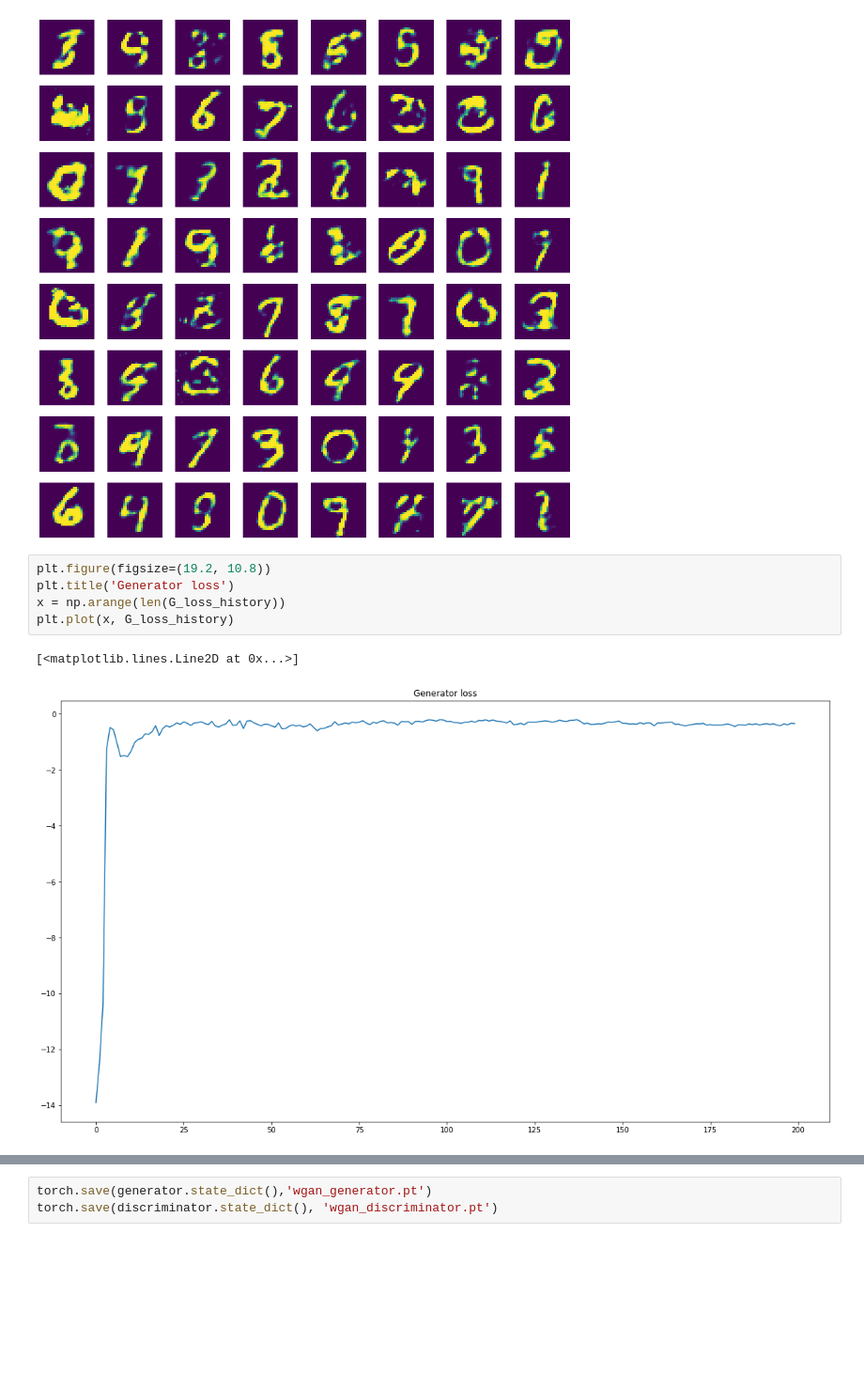
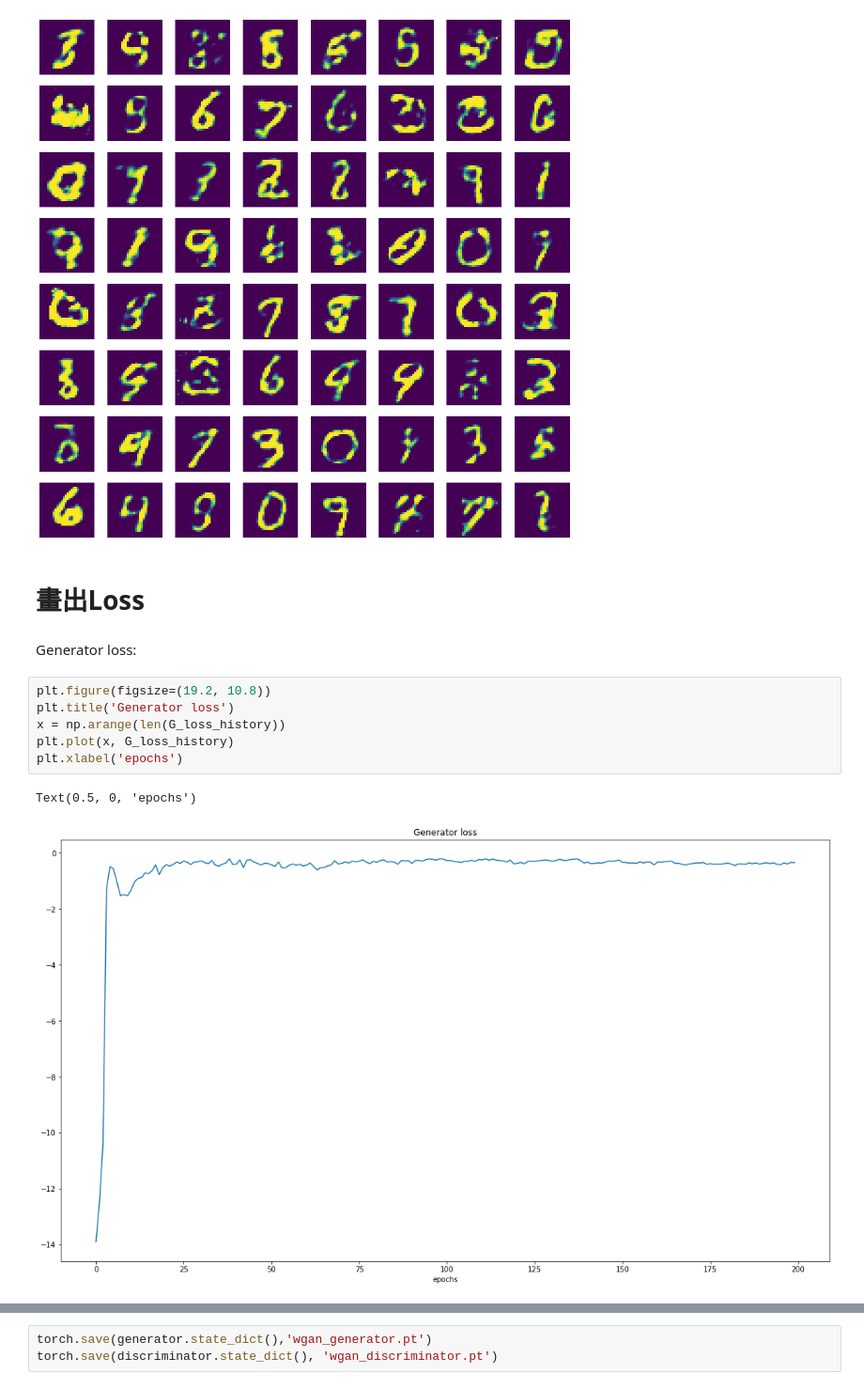
Before and after one commit to ystsai7981/DeepLearning, a Jupyter notebook: lab5/wgan.ipynb, the cells around one changed output, grey strips where cells are left out. Shown at 94% size. Drawn from its saved outputs; the diff is of its cells as text; blank space fills up the shorter version.

```diff
--- a/lab5/wgan.ipynb
+++ b/lab5/wgan.ipynb
@@ -212,11 +218,16 @@ for i in range(pic_num):
     plt.axis('off')
 # %% [output]
 [figure]
+# %% [markdown]
+# 畫出Loss
+# %% [markdown]
+Generator loss:
 # %%
 plt.figure(figsize=(19.2, 10.8))
 plt.title('Generator loss')
 x = np.arange(len(G_loss_history))
 plt.plot(x, G_loss_history)
+plt.xlabel('epochs')
 # %% [output]
-[<matplotlib.lines.Line2D at 0x...>]
+Text(0.5, 0, 'epochs')
-[figure, old version]
+[figure, new version]
```
Also changed, not shown: parts of 8 cells of this notebook, 3 other files.
